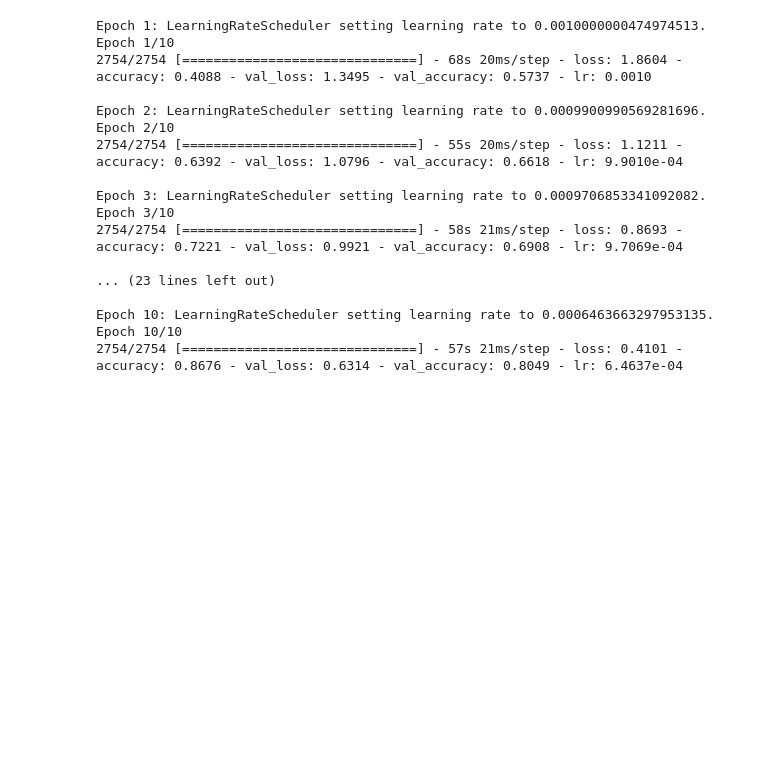
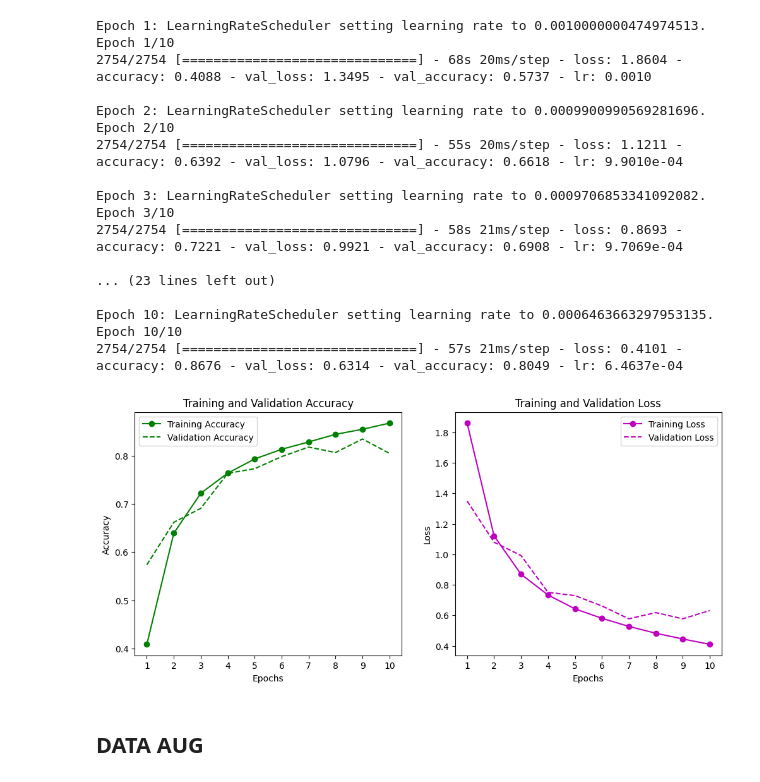
Before and after one commit to DaraLenaghan-1/Machine-Learning-Gesture-Detect, a Jupyter notebook: assignment2.ipynb, the cells around one changed output. Drawn from its saved outputs; the diff is of its cells as text; code cells hidden in the pictures; blank space fills up the shorter version.

Commit message:
data aug

```diff
--- a/assignment2.ipynb
+++ b/assignment2.ipynb
@@ -440,4 +440,40 @@ Epoch 3/10
 Epoch 10: LearningRateScheduler setting learning rate to 0.0006463663297953135.
 Epoch 10/10
 2754/2754 [==============================] - 57s 21ms/step - loss: 0.4101 - accuracy: 0.8676 - val_loss: 0.6314 - val_accuracy: 0.8049 - lr: 6.4637e-04
+# %%
+# Access the training history dictionary from the consolidated function
+acc = greyscale_history.history['accuracy']
+val_acc = greyscale_history.history['val_accuracy']
+loss = greyscale_history.history['loss']
+val_loss = greyscale_history.history['val_loss']
+
+# Calculate the number of epochs based on the length of any metric list
+epochs = range(1, len(acc) + 1)
+
+# Plotting training and validation accuracy with new colors
+plt.figure(figsize=(12, 5))
+plt.subplot(1, 2, 1)
+plt.plot(epochs, acc, 'go-', label='Training Accuracy')  # Changed to green with line
+plt.plot(epochs, val_acc, 'g--', label='Validation Accuracy')  # Changed to green dashed line
+plt.title('Training and Validation Accuracy')
+plt.xlabel('Epochs')
+plt.ylabel('Accuracy')
+plt.xticks(range(1, len(acc) + 1))  # Set x-ticks to show each epoch
+plt.legend()
+
+# Plotting training and validation loss with new colors
+plt.subplot(1, 2, 2)
+plt.plot(epochs, loss, 'mo-', label='Training Loss')  # Changed to magenta with line
+plt.plot(epochs, val_loss, 'm--', label='Validation Loss')  # Changed to magenta dashed line
+plt.title('Training and Validation Loss')
+plt.xlabel('Epochs')
+plt.ylabel('Loss')
+plt.xticks(range(1, len(acc) + 1))  # Set x-ticks to show each epoch
+plt.legend()
+
+plt.show()
+# %% [output]
+[figure, added]
+# %% [markdown]
+## DATA AUG
 # %%
```
Also changed, not shown: parts of 6 cells of this notebook.
